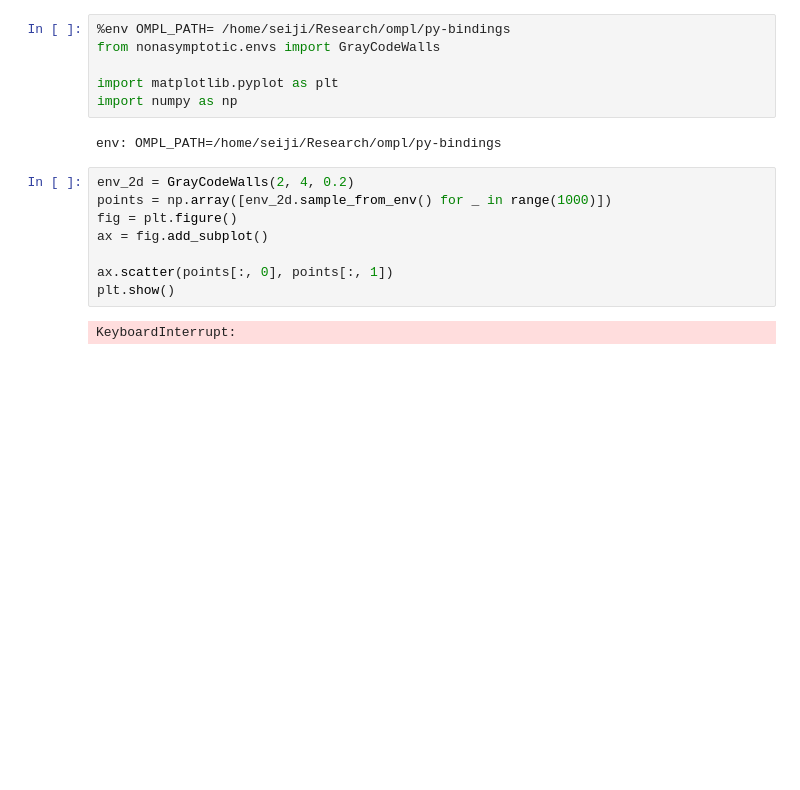
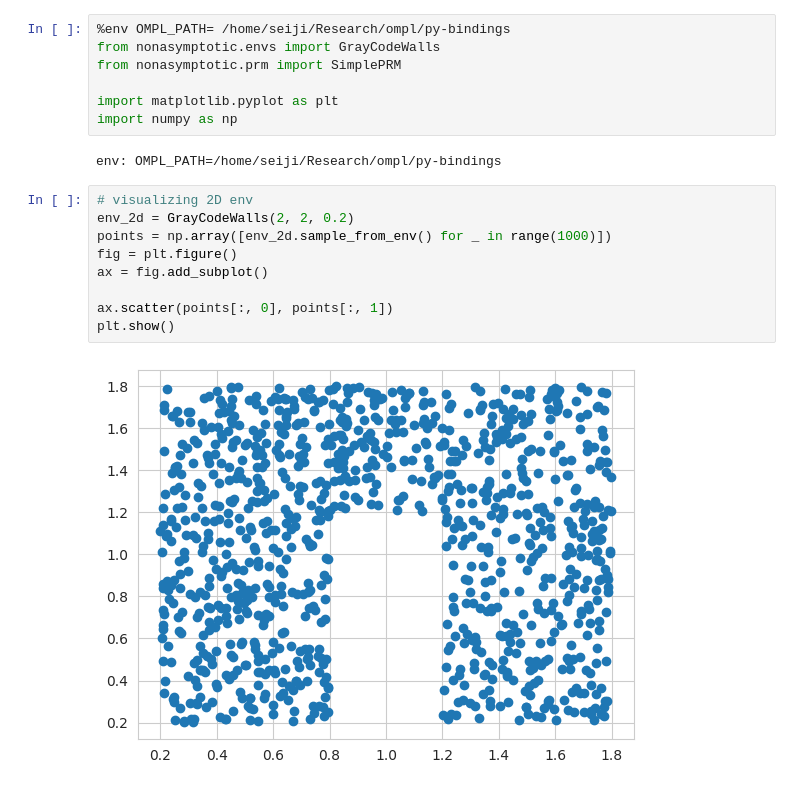
Before and after one commit to robustrobotics/nonasymptotic-mp, a Jupyter notebook: notebooks/vis_gray_code_env.ipynb, the cells around one changed output. Saved outputs shown, nothing was run; the diff lists cells and outputs as text; blank space fills up the shorter version.

```diff
--- a/notebooks/vis_gray_code_env.ipynb
+++ b/notebooks/vis_gray_code_env.ipynb
@@ -1,19 +1,21 @@
 # %%
 %env OMPL_PATH= /home/seiji/Research/ompl/py-bindings
 from nonasymptotic.envs import GrayCodeWalls
+from nonasymptotic.prm import SimplePRM
 
 import matplotlib.pyplot as plt
 import numpy as np
 # %% [output]
 env: OMPL_PATH=/home/seiji/Research/ompl/py-bindings
 # %%
-env_2d = GrayCodeWalls(2, 4, 0.2)
+# visualizing 2D env
+env_2d = GrayCodeWalls(2, 2, 0.2)
 points = np.array([env_2d.sample_from_env() for _ in range(1000)])
 fig = plt.figure()
 ax = fig.add_subplot()
 
 ax.scatter(points[:, 0], points[:, 1])
 plt.show()
 # %% [output]
-KeyboardInterrupt:
+[figure, added]
 # %%
```
Also changed, not shown: parts of 2 cells of this notebook.
